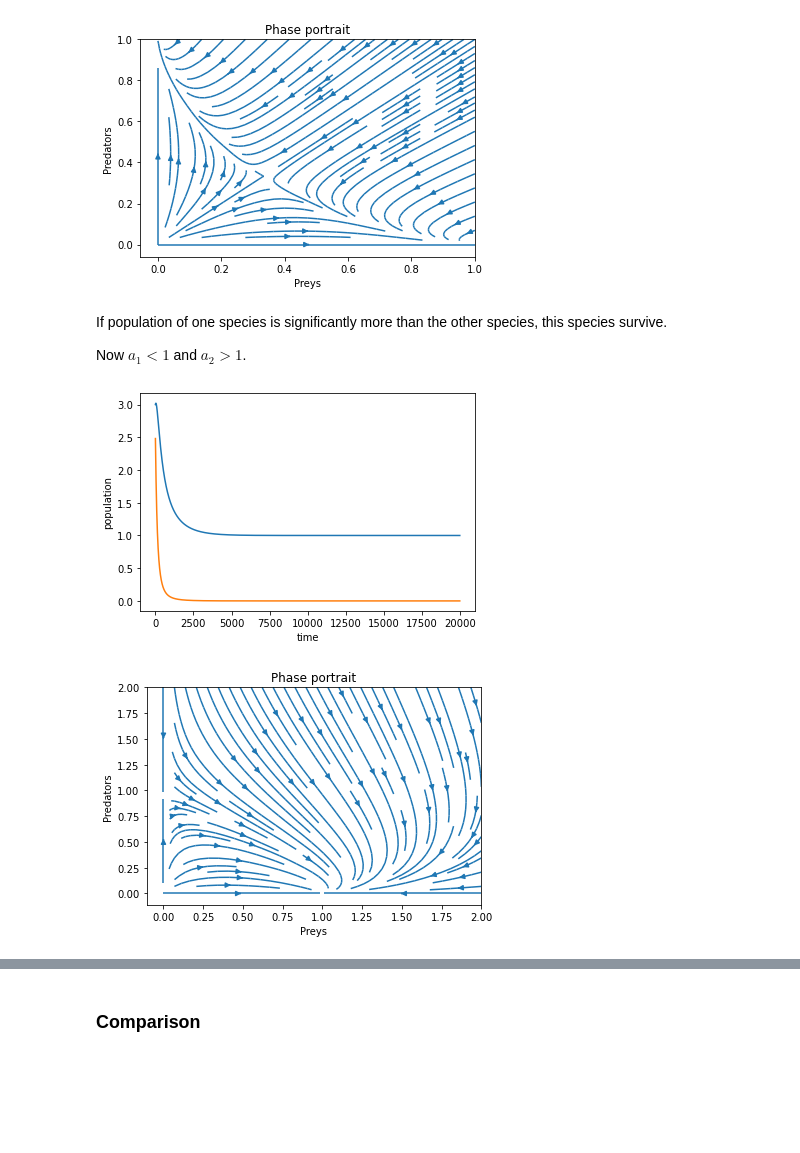
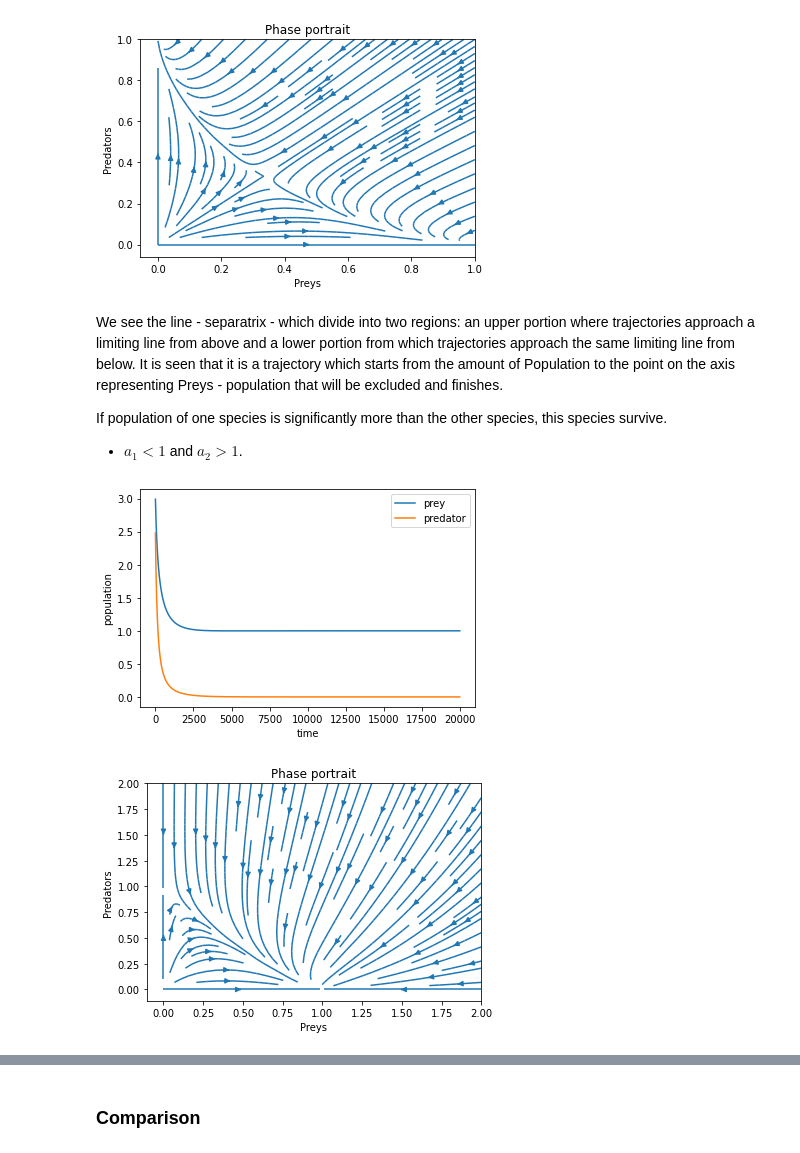
Before and after one commit to Deneverhad/Lotka, a Jupyter notebook: Lotka-Voltera.ipynb, the cells around one changed output, grey strips where cells are left out. Saved outputs shown, nothing was run; the diff lists cells and outputs as text; code cells hidden in the pictures; blank space fills up the shorter version.

```diff
--- a/Lotka-Voltera.ipynb
+++ b/Lotka-Voltera.ipynb
@@ -245,38 +250,44 @@ phase_plot(competitions, 1, 10)
 # %% [output]
 [figure]
 # %% [markdown]
+We see the line - separatrix - which divide into two regions:  an upper portion where trajectories approach a limiting
+line from above and a lower portion from which trajectories approach
+the same limiting line from below. It is seen that it is a trajectory which starts from the amount of
+Population to the point on the axis representing Preys - population that will be excluded and finishes.
+
 If population of one species is significantly more than the other species, this species survive.
 
-Now $ a_1 < 1 $ and $ a_2 > 1 $.
+- $ a_1 < 1 $ and $ a_2 > 1 $.
 # %%
 r= 1.0; s = 1.0
 k1 = 1.0; k2 = 1.0
-a1 = -1.0; a2 = 2.0
+a1 = 0.5; a2 = 2.0
 
 Y1 = [3.0, 2.5]
 
 #F -> (t, N, P)
 competitions = [lambda F: F[1] * r * (1 - (F[1] / k1) - a1 * (F[2] / k2)),
              lambda F: F[2] * s * (1 - (F[2] / k2) - a2 *  (F[1] / k1))]
 
 solver = runge_kutta_method(competitions, 20, 0, Y1)
 
 data_plot = []
 data_plot2 = []
 
 for i in range(0,len(solver)):
     data_plot.append(solver[i][0])
     data_plot2.append(solver[i][1])
 
 plt.plot(data_plot,label="prey")
 plt.plot(data_plot2,label="predator")
 plt.xlabel("time")
 plt.ylabel("population")
+plt.legend(loc='upper right')
 plt.show()
 # %% [output]
-[figure, old version]
+[figure, new version]
 # %%
 phase_plot(competitions, 2, 10)
 # %% [output]
-[figure, old version]
+[figure, new version]
 # %% [markdown]
```
Also changed, not shown: parts of 13 cells of this notebook.
